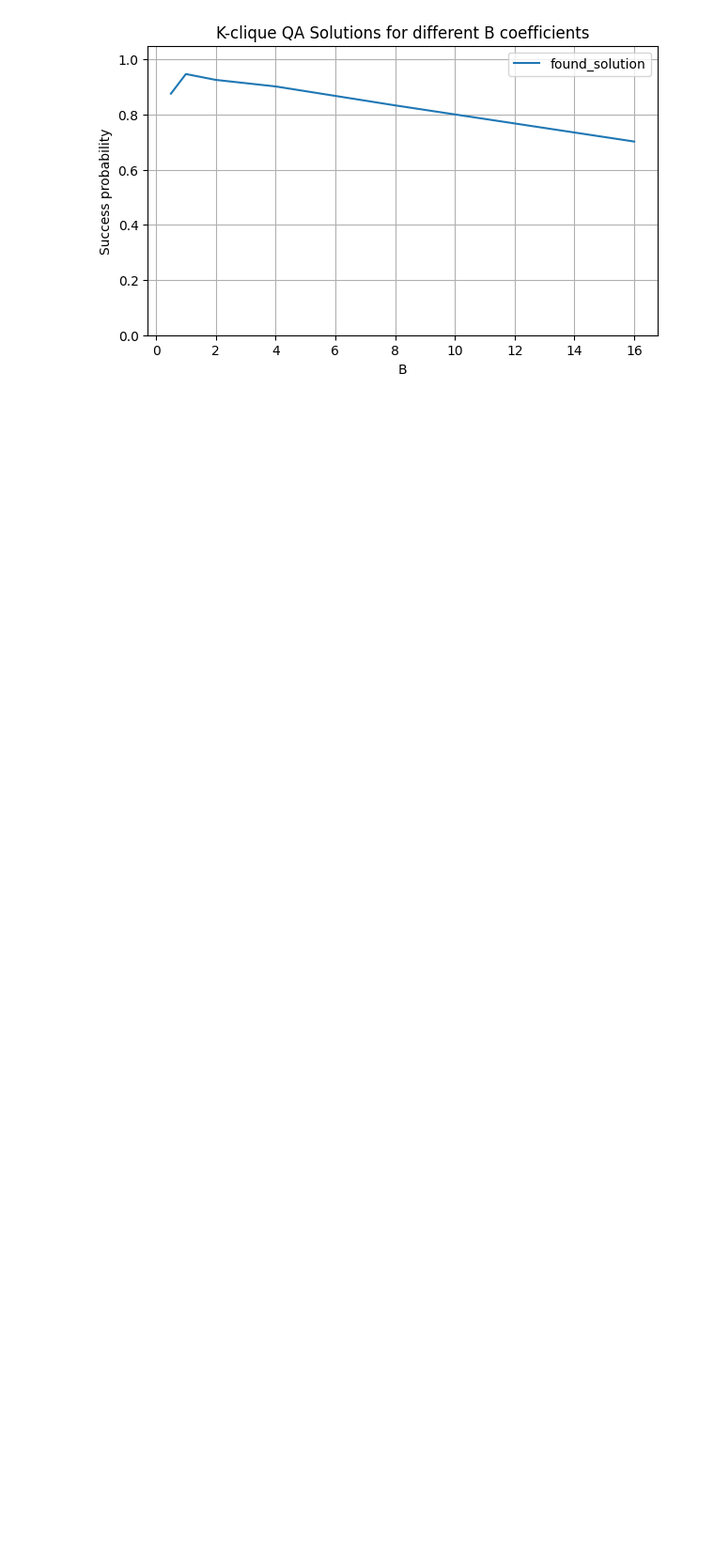
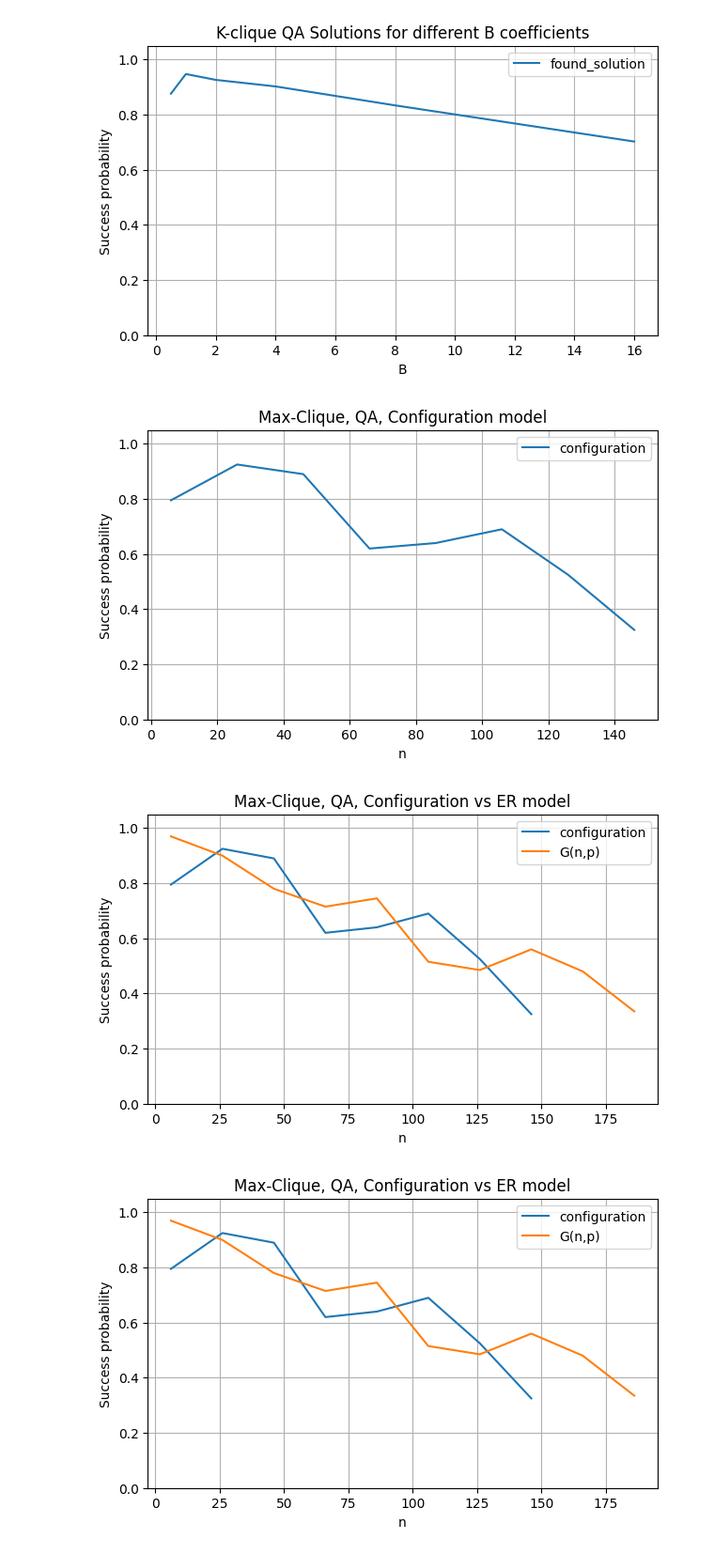
Before and after one commit to AlenLeban/KvantneKlike, a Jupyter notebook: visualize.ipynb, the cells around one changed output. Shown at 94% size. Saved outputs shown, nothing was run; the diff lists cells and outputs as text; code cells hidden in the pictures; blank space fills up the shorter version.

```diff
--- a/visualize.ipynb
+++ b/visualize.ipynb
@@ -465,3 +477,15 @@ plot_success_prob_for_var("benchmarkResults/qa_results_kclique_B.json", ["B"], "
 # %% [output]
 [figure]
 [figure]
+# %%
+fig = plot_success_prob_for_var("benchmarkResults/qa_results_maxclique_config_n.json", ["n"], "Max-Clique, QA, Configuration model",
+                          plots=["found_solution"], plot_labels=["configuration"],
+                          interpret_metric=["per_graph"])
+plot_success_prob_for_var("benchmarkResults/qa_results_maxclique_random_n.json", ["n"], "Max-Clique, QA, Configuration vs ER model",
+                          plots=["found_solution"], plot_labels=["G(n,p)"],
+                          interpret_metric=["per_graph"],
+                          fig_filename="Figures/qa_maxclique_config_n", fig=fig)
+# %% [output]
+[figure, added]
+[figure, added]
+[figure, added]
```
Also changed, not shown: parts of 2 cells of this notebook, 15 other files.
